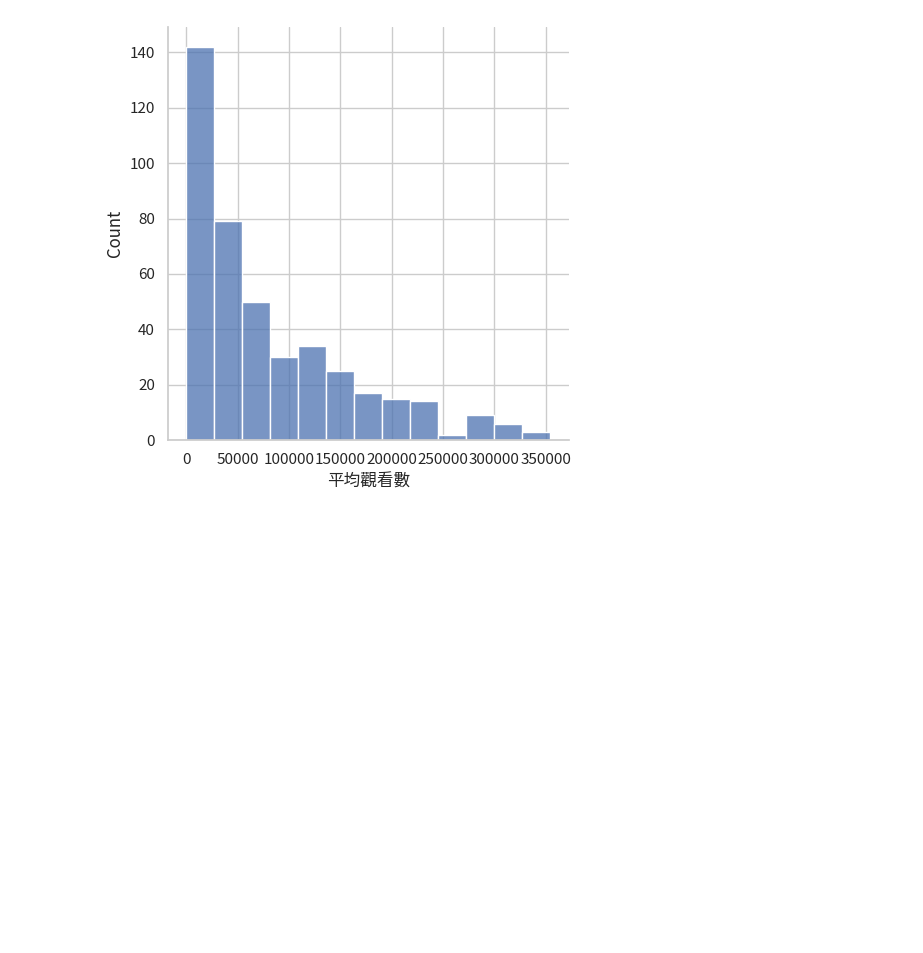
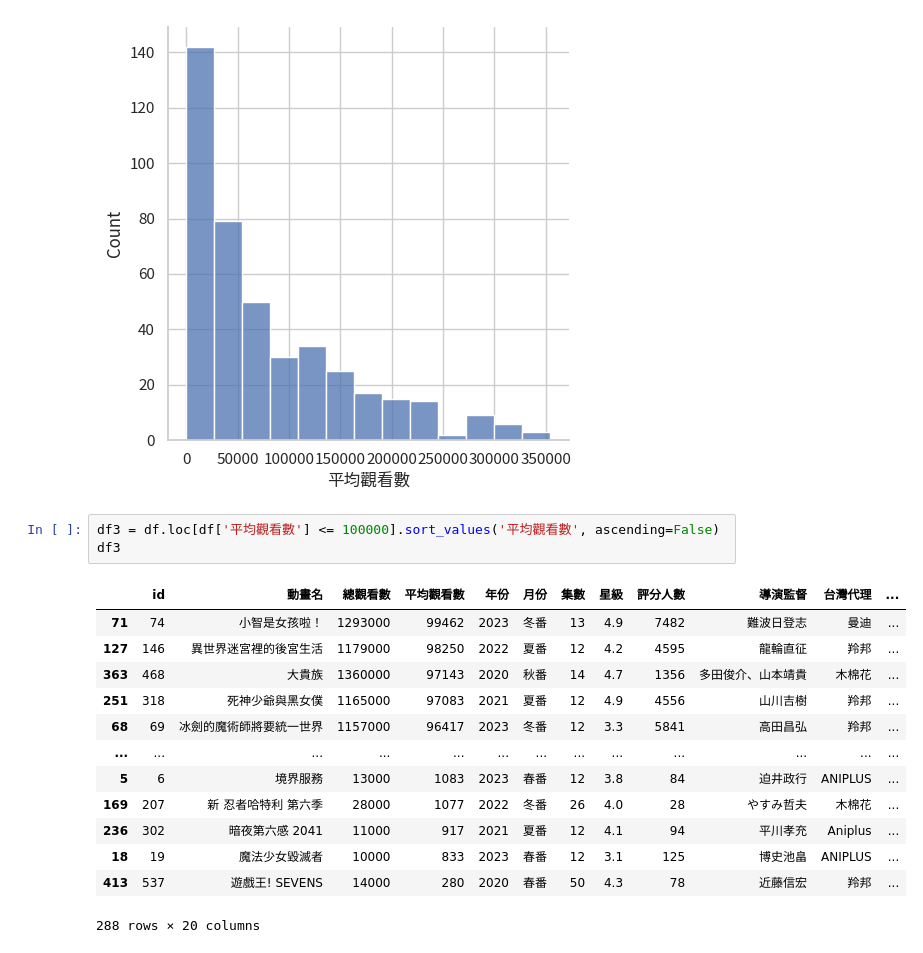
Before and after one commit to hsiaoyt0923/Anime_View_Number_Regression, a Jupyter notebook: visualize.ipynb, the cells around one changed output. Cells and saved outputs as stored; diff of their text form; blank space fills up the shorter version.

```diff
--- a/visualize.ipynb
+++ b/visualize.ipynb
@@ -167,3 +167,20 @@ sns.displot(data=df2, x='平均觀看數')
 # %% [output]
 <seaborn.axisgrid.FacetGrid at 0x...>
 [figure]
+# %%
+df3 = df.loc[df['平均觀看數'] <= 100000].sort_values('平均觀看數', ascending=False)
+df3
+# %% [output]
+|  | id | 動畫名 | 總觀看數 | 平均觀看數 | 年份 | 月份 | 集數 | 星級 | 評分人數 | 導演監督 | 台灣代理 | ... |
+| 71 | 74 | 小智是女孩啦！ | 1293000 | 99462 | 2023 | 冬番 | 13 | 4.9 | 7482 | 難波日登志 | 曼迪 | ... |
+| 127 | 146 | 異世界迷宮裡的後宮生活 | 1179000 | 98250 | 2022 | 夏番 | 12 | 4.2 | 4595 | 龍輪直征 | 羚邦 | ... |
+| 363 | 468 | 大貴族 | 1360000 | 97143 | 2020 | 秋番 | 14 | 4.7 | 1356 | 多田俊介、山本靖貴 | 木棉花 | ... |
+| 251 | 318 | 死神少爺與黑女僕 | 1165000 | 97083 | 2021 | 夏番 | 12 | 4.9 | 4556 | 山川吉樹 | 羚邦 | ... |
+| 68 | 69 | 冰劍的魔術師將要統一世界 | 1157000 | 96417 | 2023 | 冬番 | 12 | 3.3 | 5841 | 高田昌弘 | 羚邦 | ... |
+| ... | ... | ... | ... | ... | ... | ... | ... | ... | ... | ... | ... | ... |
+| 5 | 6 | 境界服務 | 13000 | 1083 | 2023 | 春番 | 12 | 3.8 | 84 | 迫井政行 | ANIPLUS | ... |
+| 169 | 207 | 新 忍者哈特利 第六季 | 28000 | 1077 | 2022 | 冬番 | 26 | 4.0 | 28 | やすみ哲夫 | 木棉花 | ... |
+| 236 | 302 | 暗夜第六感 2041 | 11000 | 917 | 2021 | 夏番 | 12 | 4.1 | 94 | 平川孝充 | Aniplus | ... |
+| 18 | 19 | 魔法少女毀滅者 | 10000 | 833 | 2023 | 春番 | 12 | 3.1 | 125 | 博史池畠 | ANIPLUS | ... |
+| 413 | 537 | 遊戲王! SEVENS | 14000 | 280 | 2020 | 春番 | 50 | 4.3 | 78 | 近藤信宏 | 羚邦 | ... |
+288 rows × 20 columns
```
Also changed, not shown: parts of 1 cell of this notebook.
